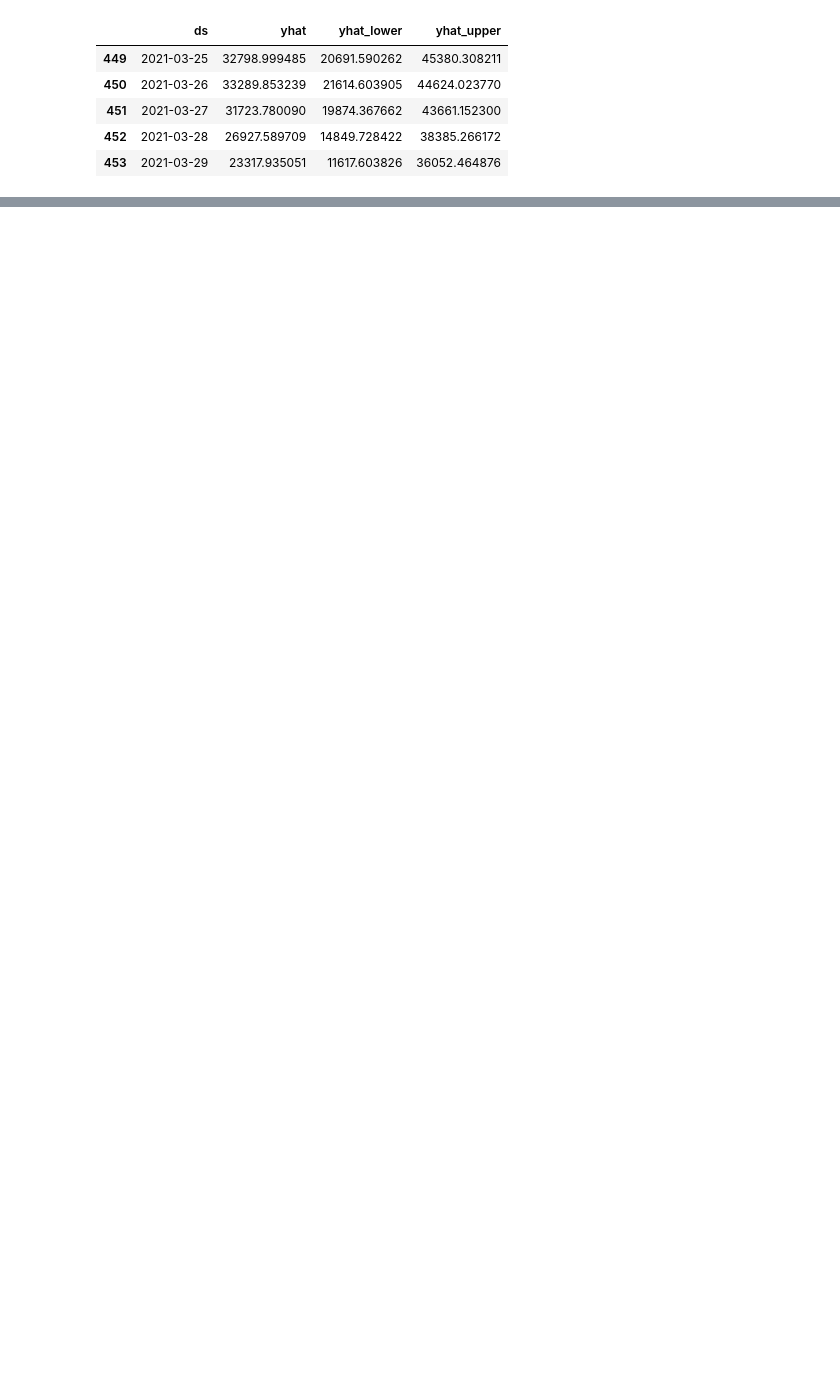
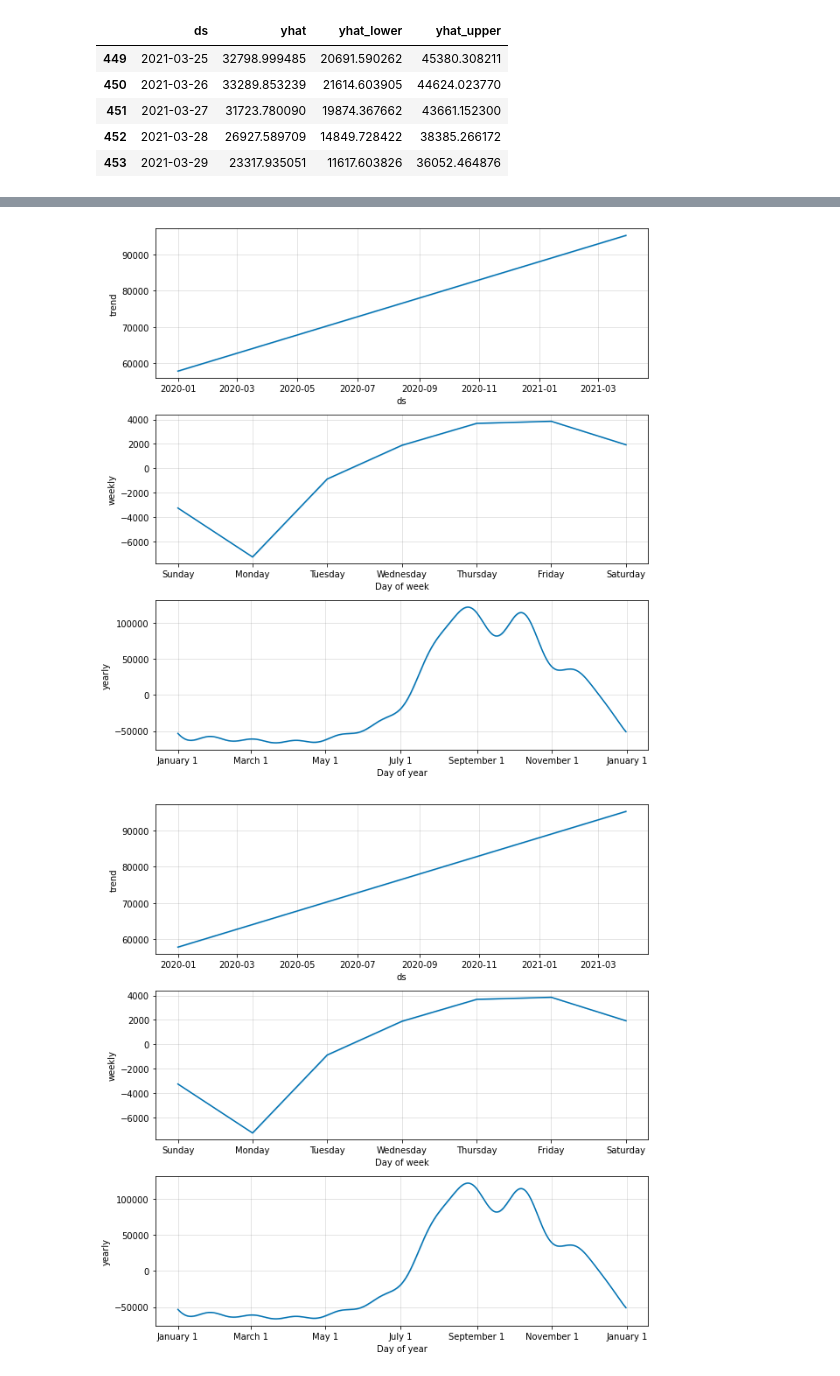
Before and after one commit to sivavee/tsprediction, a Jupyter notebook: tsprediction.ipynb, the cells around one changed output, grey strips where cells are left out. Saved outputs shown, nothing was run; the diff lists cells and outputs as text; code cells hidden in the pictures; blank space fills up the shorter version.

```diff
--- a/tsprediction.ipynb
+++ b/tsprediction.ipynb
@@ -87,0 +117,5 @@ predict_fig = m.plot(forecast_pd, xlabel='date', ylabel='sales')
+# %%
+m.plot_components(forecast_pd)
+# %% [output]
+[figure, added]
+[figure, added]
```
Also changed, not shown: parts of 17 cells of this notebook.
